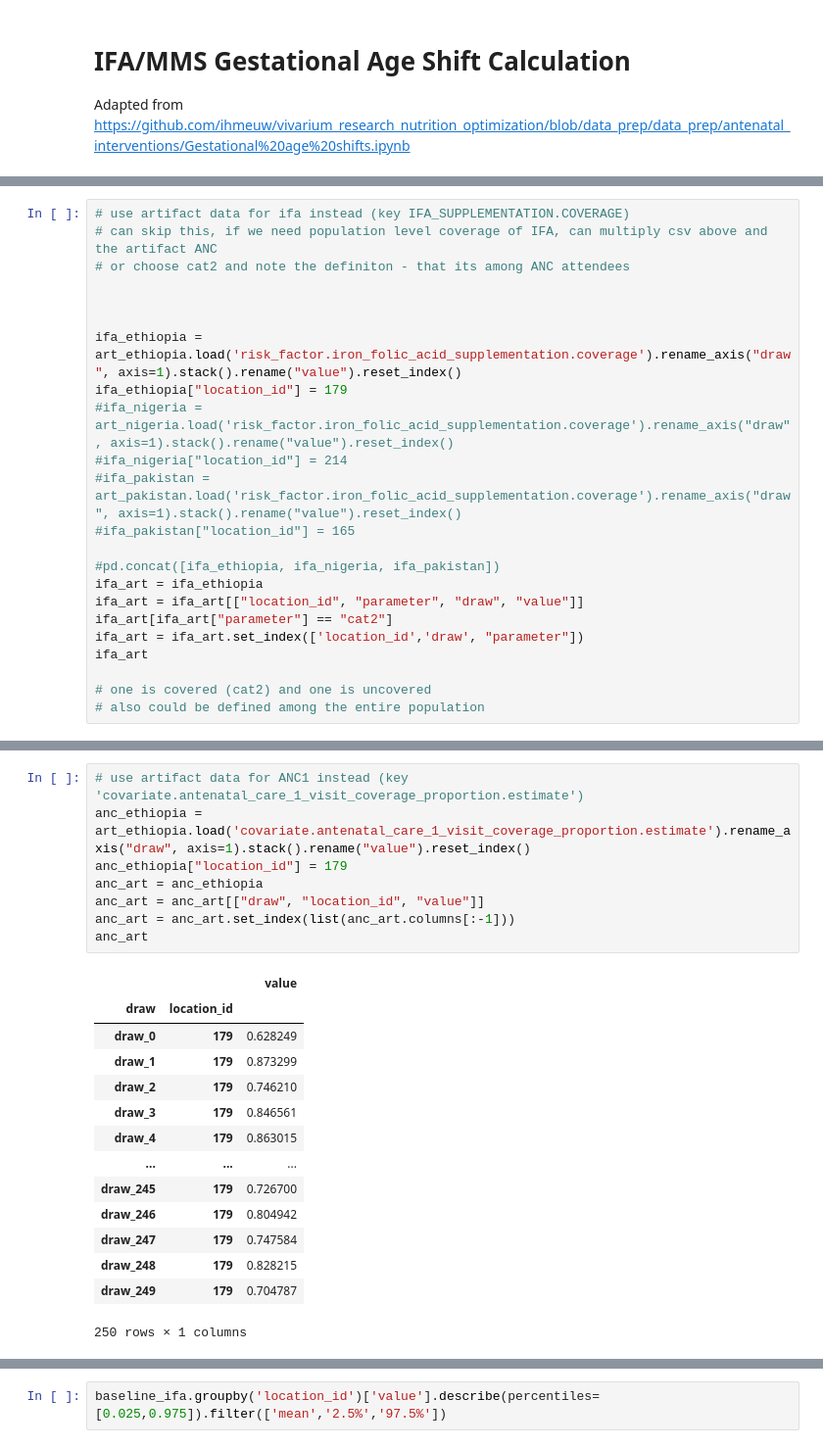
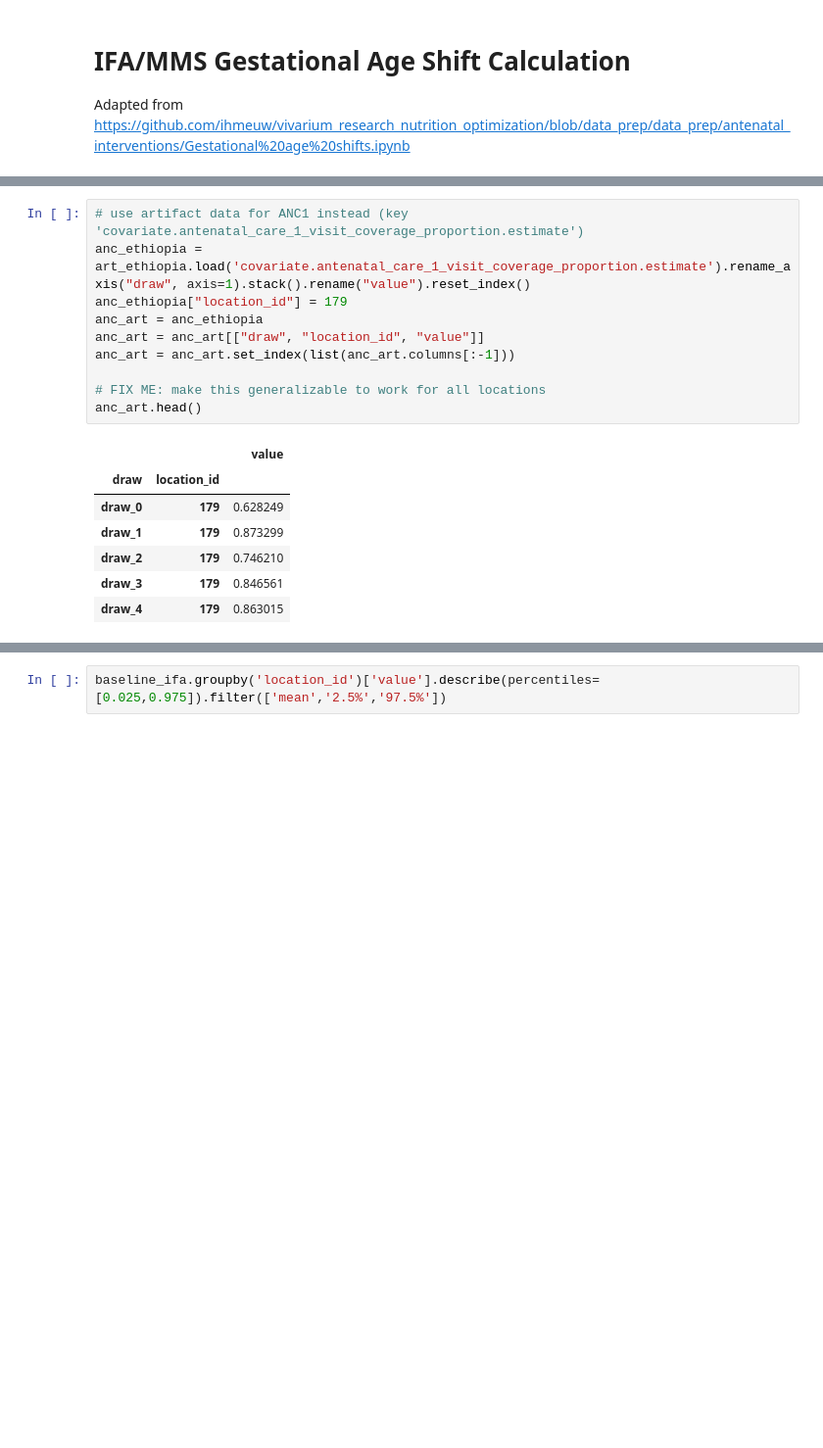
Before and after one commit to ihmeuw/vivarium_gates_mncnh, a Jupyter notebook: src/vivarium_gates_mncnh/data/ifa_mms_gestation_shifts/ifa_gestational_age_shifts.ipynb, the cells around one changed output, grey strips where cells are left out. Shown at 98% size. Drawn from its saved outputs; the diff is of its cells as text; blank space fills up the shorter version.

```diff
--- a/src/vivarium_gates_mncnh/data/ifa_mms_gestation_shifts/ifa_gestational_age_shifts.ipynb
+++ b/src/vivarium_gates_mncnh/data/ifa_mms_gestation_shifts/ifa_gestational_age_shifts.ipynb
@@ -66,23 +41,0 @@ ifa[ifa["location_id"]==179]
-# %%
-# use artifact data for ifa instead (key IFA_SUPPLEMENTATION.COVERAGE)
-# can skip this, if we need population level coverage of IFA, can multiply csv above and the artifact ANC
-# or choose cat2 and note the definiton - that its among ANC attendees
-
-
-
-ifa_ethiopia = art_ethiopia.load('risk_factor.iron_folic_acid_supplementation.coverage').rename_axis("draw", axis=1).stack().rename("value").reset_index()
-ifa_ethiopia["location_id"] = 179
-#ifa_nigeria = art_nigeria.load('risk_factor.iron_folic_acid_supplementation.coverage').rename_axis("draw", axis=1).stack().rename("value").reset_index()
-#ifa_nigeria["location_id"] = 214
-#ifa_pakistan = art_pakistan.load('risk_factor.iron_folic_acid_supplementation.coverage').rename_axis("draw", axis=1).stack().rename("value").reset_index()
-#ifa_pakistan["location_id"] = 165
-
-#pd.concat([ifa_ethiopia, ifa_nigeria, ifa_pakistan])
-ifa_art = ifa_ethiopia
-ifa_art = ifa_art[["location_id", "parameter", "draw", "value"]]
-ifa_art[ifa_art["parameter"] == "cat2"]
-ifa_art = ifa_art.set_index(['location_id','draw', "parameter"])
-ifa_art
-
-# one is covered (cat2) and one is uncovered
-# also could be defined among the entire population
@@ -104,26 +42,21 @@ ifa_art
 # %%
 # use artifact data for ANC1 instead (key 'covariate.antenatal_care_1_visit_coverage_proportion.estimate')
 anc_ethiopia = art_ethiopia.load('covariate.antenatal_care_1_visit_coverage_proportion.estimate').rename_axis("draw", axis=1).stack().rename("value").reset_index()
 anc_ethiopia["location_id"] = 179
 anc_art = anc_ethiopia
 anc_art = anc_art[["draw", "location_id", "value"]]
 anc_art = anc_art.set_index(list(anc_art.columns[:-1]))
-anc_art
+
+# FIX ME: make this generalizable to work for all locations
+anc_art.head()
 # %% [output]
 |  |  | value |
 | draw | location_id |  |
 | draw_0 | 179 | 0.628249 |
 | draw_1 | 179 | 0.873299 |
 | draw_2 | 179 | 0.746210 |
 | draw_3 | 179 | 0.846561 |
 | draw_4 | 179 | 0.863015 |
-| ... | ... | ... |
-| draw_245 | 179 | 0.726700 |
-| draw_246 | 179 | 0.804942 |
-| draw_247 | 179 | 0.747584 |
-| draw_248 | 179 | 0.828215 |
-| draw_249 | 179 | 0.704787 |
-250 rows × 1 columns
 # %%
 # Updated to anc_art, keep ifa (not ifa_art)
 baseline_ifa = (anc_art * ifa.set_index(["draw","location_id"])).reset_index()
```
Also changed, not shown: parts of 29 cells of this notebook, 1 other file.
